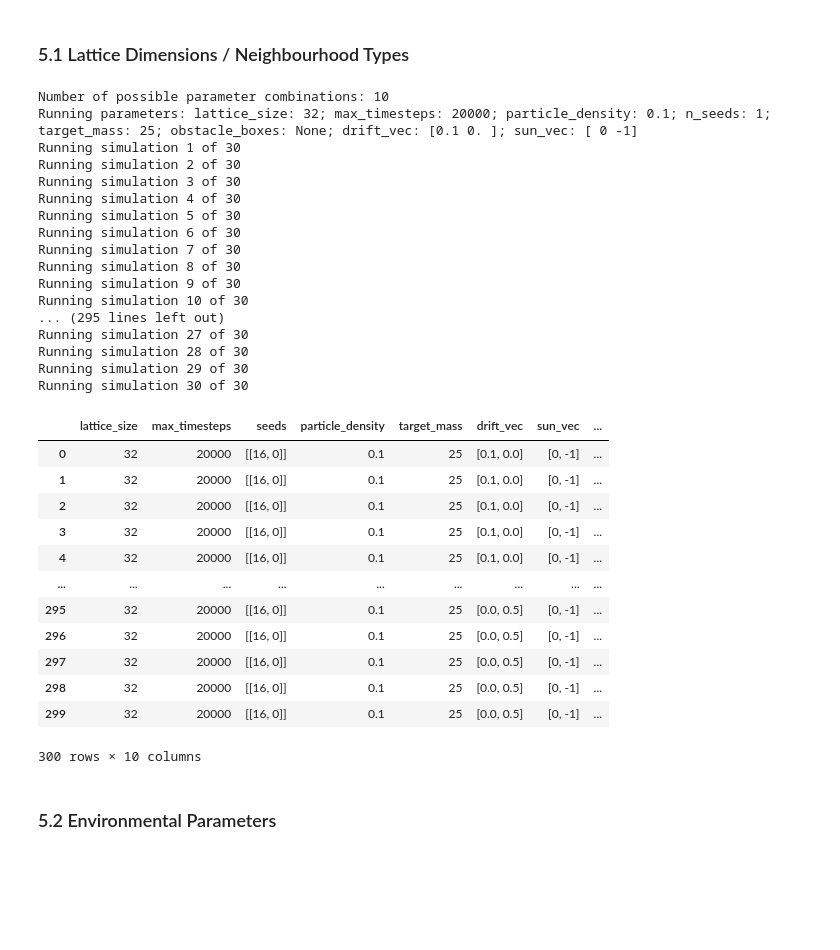
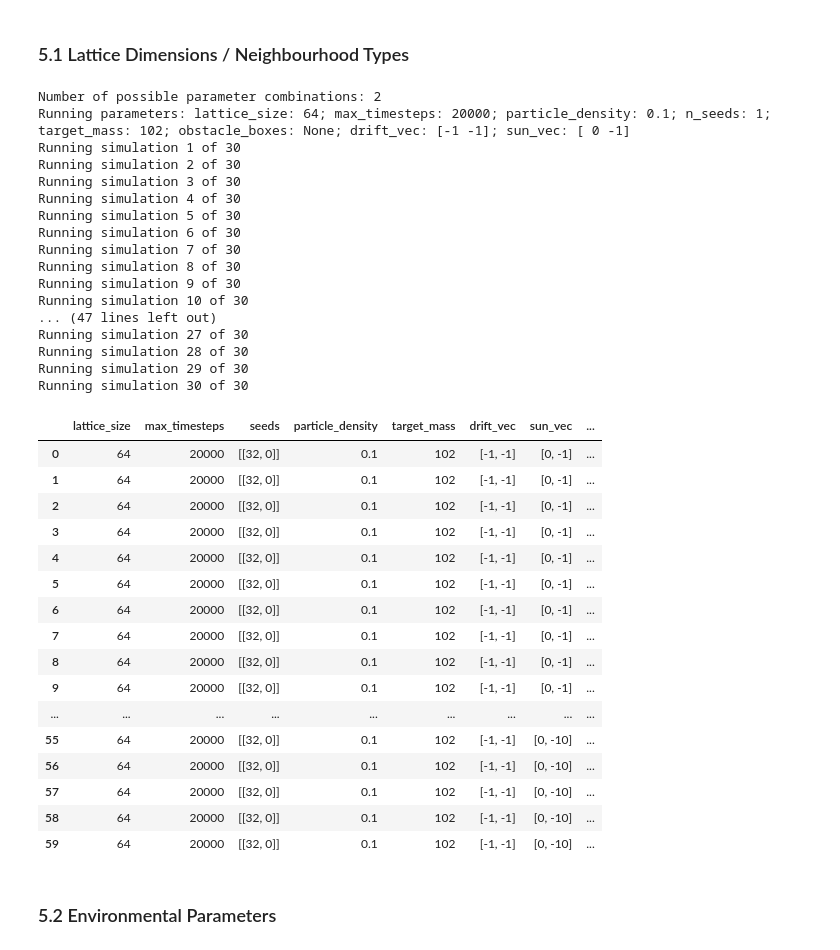
Before and after one commit to mboyan/complex-system-simulation, a Jupyter notebook: Project/Code/ProjectNotebook.ipynb, the cells around one changed output. Saved outputs shown, nothing was run; the diff lists cells and outputs as text; code cells hidden in the pictures; blank space fills up the shorter version.

```diff
--- a/Project/Code/ProjectNotebook.ipynb
+++ b/Project/Code/ProjectNotebook.ipynb
@@ -122,14 +122,15 @@ reload(vt)
 ### 5.1 Lattice Dimensions / Neighbourhood Types
 # %%
 # Define environment parameter series (2D setup)
-lattice_size_series = np.array([32])
+lattice_size_series = np.array([64])
 max_timesteps_series = np.array([20000])
 n_seeds_series = np.repeat(int(1),1)
 particle_density_series = np.array([0.1])
 target_mass_series = np.array([int(0.025 * lattice_size_series[0]**2)])
 obstacle_box_series = np.array([None])
-drift_vec_series = np.array([[0.1, 0], [0.2,0], [0.3,0], [0.4, 0], [0.5,0], [0,0.1], [0, 0.2], [0, 0.3], [0, 0.4], [0, 0.5]])
-sun_vec_series = np.array([[0, -1]])
+# drift_vec_series = np.array([[0.1, 0], [0.2,0], [0.3,0], [0.4, 0], [0.5,0], [0,0.1], [0, 0.2], [0, 0.3], [0, 0.4], [0, 0.5]])
+drift_vec_series = np.array([[-1, -1]])
+sun_vec_series = np.array([[0, -1], [0,-10]])
 
 # Define environment parameter series (3D setup)
 # lattice_size_series = np.array([128])
@@ -148,48 +149,52 @@ calc_branch_distr = True
 calc_mass = True
 periodic = (False, False, False)
 move_moore = False
 aggr_moore = False
 regen_mode = None
 
 # Run simulations
 n_sims = 30
 sim_results, dla_evolutions = ds.analyse_dla_patterns(n_sims, lattice_size_series, max_timesteps_series, n_seeds_series, particle_density_series, target_mass_series,
                                                       obstacle_box_series=obstacle_box_series, drift_vec_series=drift_vec_series, sun_vec_series=sun_vec_series,
                                                       fdim_measure=fdim_measure, calc_branch_distr=calc_branch_distr, calc_mass=calc_mass,
                                                       n_saved_sims=1, periodic=periodic, move_moore=move_moore, aggr_moore=aggr_moore, regen_mode=regen_mode)
 
 sim_results
 # %% [output]
-Number of possible parameter combinations: 10
-Running parameters: lattice_size: 32; max_timesteps: 20000; particle_density: 0.1; n_seeds: 1; target_mass: 25; obstacle_boxes: None; drift_vec: [0.1 0. ]; sun_vec: [ 0 -1]
+Number of possible parameter combinations: 2
+Running parameters: lattice_size: 64; max_timesteps: 20000; particle_density: 0.1; n_seeds: 1; target_mass: 102; obstacle_boxes: None; drift_vec: [-1 -1]; sun_vec: [ 0 -1]
 Running simulation 1 of 30
 Running simulation 2 of 30
 Running simulation 3 of 30
 Running simulation 4 of 30
 Running simulation 5 of 30
 Running simulation 6 of 30
 Running simulation 7 of 30
 Running simulation 8 of 30
 Running simulation 9 of 30
 Running simulation 10 of 30
-... (295 lines left out)
+... (47 lines left out)
 Running simulation 27 of 30
 Running simulation 28 of 30
 Running simulation 29 of 30
 Running simulation 30 of 30
 |  | lattice_size | max_timesteps | seeds | particle_density | target_mass | drift_vec | sun_vec | ... |
-| 0 | 32 | 20000 | [[16, 0]] | 0.1 | 25 | [0.1, 0.0] | [0, -1] | ... |
-| 1 | 32 | 20000 | [[16, 0]] | 0.1 | 25 | [0.1, 0.0] | [0, -1] | ... |
-| 2 | 32 | 20000 | [[16, 0]] | 0.1 | 25 | [0.1, 0.0] | [0, -1] | ... |
-| 3 | 32 | 20000 | [[16, 0]] | 0.1 | 25 | [0.1, 0.0] | [0, -1] | ... |
-| 4 | 32 | 20000 | [[16, 0]] | 0.1 | 25 | [0.1, 0.0] | [0, -1] | ... |
+| 0 | 64 | 20000 | [[32, 0]] | 0.1 | 102 | [-1, -1] | [0, -1] | ... |
+| 1 | 64 | 20000 | [[32, 0]] | 0.1 | 102 | [-1, -1] | [0, -1] | ... |
+| 2 | 64 | 20000 | [[32, 0]] | 0.1 | 102 | [-1, -1] | [0, -1] | ... |
+| 3 | 64 | 20000 | [[32, 0]] | 0.1 | 102 | [-1, -1] | [0, -1] | ... |
+| 4 | 64 | 20000 | [[32, 0]] | 0.1 | 102 | [-1, -1] | [0, -1] | ... |
+| 5 | 64 | 20000 | [[32, 0]] | 0.1 | 102 | [-1, -1] | [0, -1] | ... |
+| 6 | 64 | 20000 | [[32, 0]] | 0.1 | 102 | [-1, -1] | [0, -1] | ... |
+| 7 | 64 | 20000 | [[32, 0]] | 0.1 | 102 | [-1, -1] | [0, -1] | ... |
+| 8 | 64 | 20000 | [[32, 0]] | 0.1 | 102 | [-1, -1] | [0, -1] | ... |
+| 9 | 64 | 20000 | [[32, 0]] | 0.1 | 102 | [-1, -1] | [0, -1] | ... |
 | ... | ... | ... | ... | ... | ... | ... | ... | ... |
-| 295 | 32 | 20000 | [[16, 0]] | 0.1 | 25 | [0.0, 0.5] | [0, -1] | ... |
-| 296 | 32 | 20000 | [[16, 0]] | 0.1 | 25 | [0.0, 0.5] | [0, -1] | ... |
-| 297 | 32 | 20000 | [[16, 0]] | 0.1 | 25 | [0.0, 0.5] | [0, -1] | ... |
-| 298 | 32 | 20000 | [[16, 0]] | 0.1 | 25 | [0.0, 0.5] | [0, -1] | ... |
-| 299 | 32 | 20000 | [[16, 0]] | 0.1 | 25 | [0.0, 0.5] | [0, -1] | ... |
+| 55 | 64 | 20000 | [[32, 0]] | 0.1 | 102 | [-1, -1] | [0, -10] | ... |
+| 56 | 64 | 20000 | [[32, 0]] | 0.1 | 102 | [-1, -1] | [0, -10] | ... |
+| 57 | 64 | 20000 | [[32, 0]] | 0.1 | 102 | [-1, -1] | [0, -10] | ... |
+| 58 | 64 | 20000 | [[32, 0]] | 0.1 | 102 | [-1, -1] | [0, -10] | ... |
+| 59 | 64 | 20000 | [[32, 0]] | 0.1 | 102 | [-1, -1] | [0, -10] | ... |
-300 rows × 10 columns
 # %%
 sim_results.to_json('sim_results_lattice.json')
 # %% [markdown]
```
Also changed, not shown: parts of 1 cell of this notebook, 1 other file.
